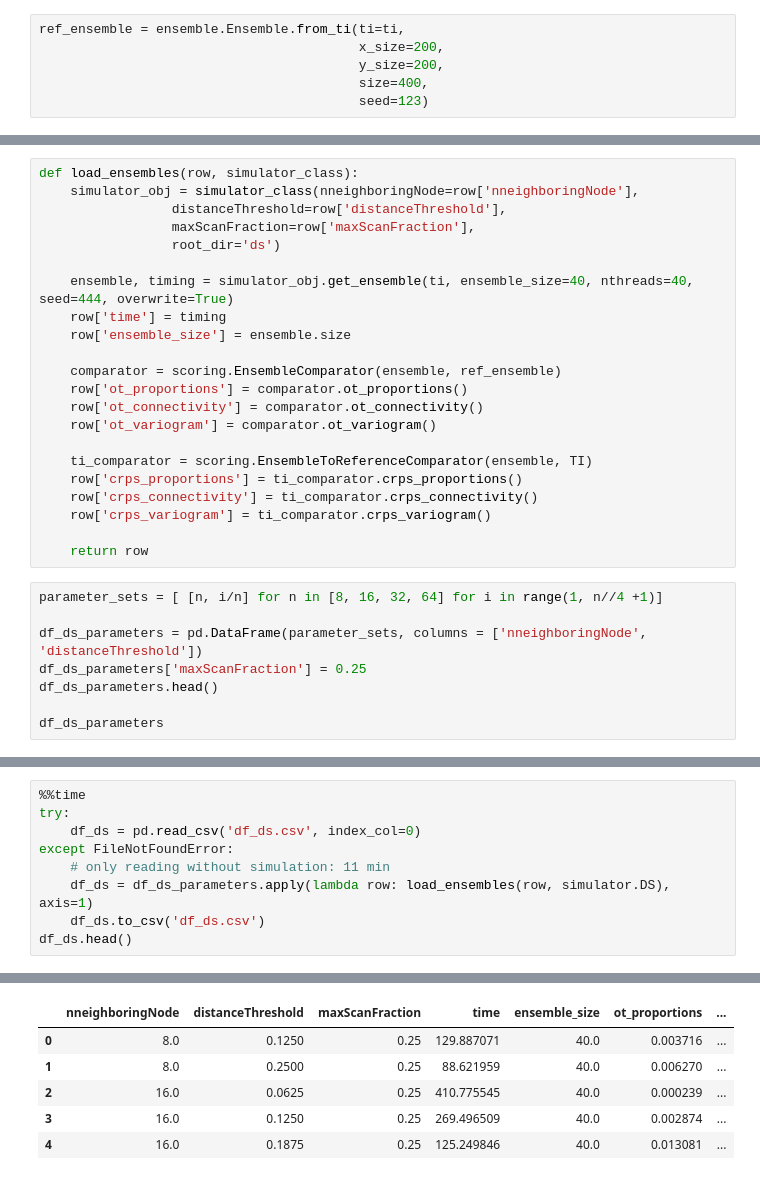
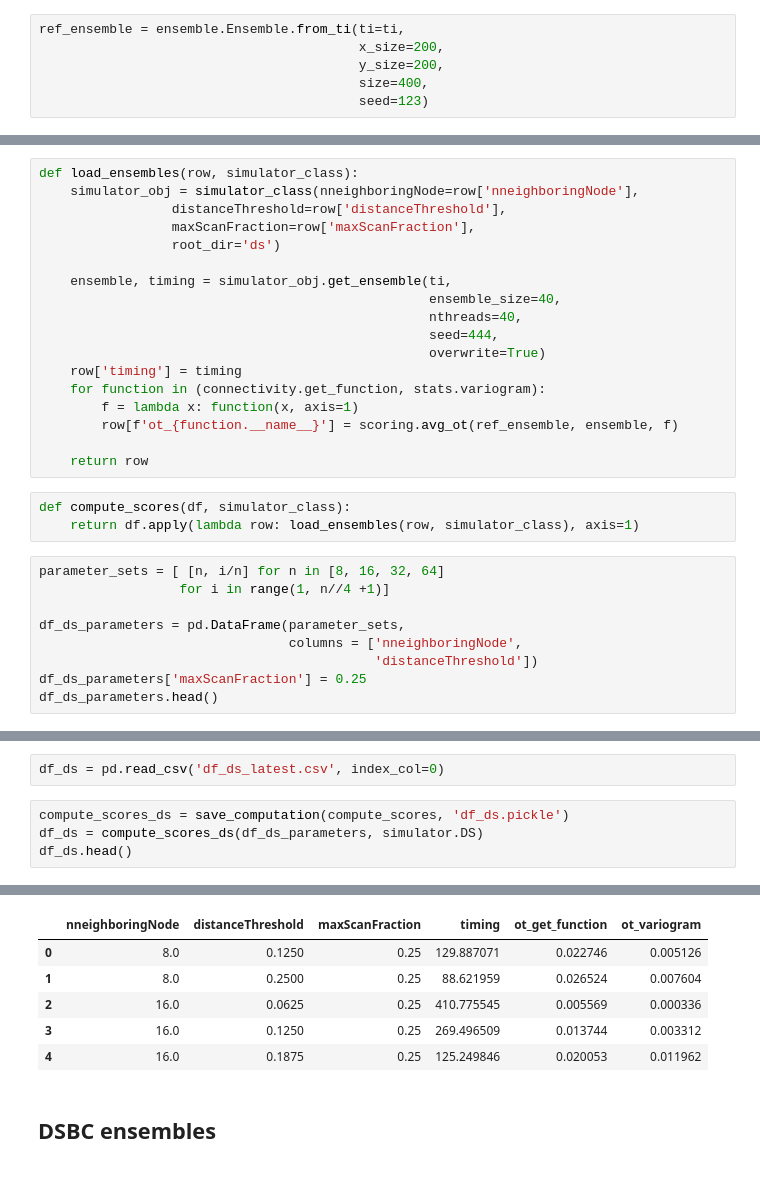
Before and after one commit to randlab/simplified-ds, a Jupyter notebook: Case1.ipynb, the cells around one changed output, grey strips where cells are left out. Drawn from its saved outputs; the diff is of its cells as text.

```diff
--- a/Case1.ipynb
+++ b/Case1.ipynb
@@ -79,28 +56,28 @@ def load_ensembles(row, simulator_class):
                  maxScanFraction=row['maxScanFraction'],
                  root_dir='ds')
 
-    ensemble, timing = simulator_obj.get_ensemble(ti, ensemble_size=40, nthreads=40, seed=444, overwrite=True)
-    row['time'] = timing
-    row['ensemble_size'] = ensemble.size
-
-    comparator = scoring.EnsembleComparator(ensemble, ref_ensemble)
-    row['ot_proportions'] = comparator.ot_proportions()
-    row['ot_connectivity'] = comparator.ot_connectivity()
-    row['ot_variogram'] = comparator.ot_variogram()
-
-    ti_comparator = scoring.EnsembleToReferenceComparator(ensemble, TI)
-    row['crps_proportions'] = ti_comparator.crps_proportions()
-    row['crps_connectivity'] = ti_comparator.crps_connectivity()
-    row['crps_variogram'] = ti_comparator.crps_variogram()
+    ensemble, timing = simulator_obj.get_ensemble(ti,
+                                                  ensemble_size=40,
+                                                  nthreads=40,
+                                                  seed=444,
+                                                  overwrite=True)
+    row['timing'] = timing
+    for function in (connectivity.get_function, stats.variogram):
+        f = lambda x: function(x, axis=1)
+        row[f'ot_{function.__name__}'] = scoring.avg_ot(ref_ensemble, ensemble, f)
 
     return row
+# %%
+def compute_scores(df, simulator_class):
+    return df.apply(lambda row: load_ensembles(row, simulator_class), axis=1)
 # %%
-parameter_sets = [ [n, i/n] for n in [8, 16, 32, 64] for i in range(1, n//4 +1)]
+parameter_sets = [ [n, i/n] for n in [8, 16, 32, 64]
+                  for i in range(1, n//4 +1)]
 
-df_ds_parameters = pd.DataFrame(parameter_sets, columns = ['nneighboringNode', 'distanceThreshold'])
+df_ds_parameters = pd.DataFrame(parameter_sets,
+                                columns = ['nneighboringNode',
+                                           'distanceThreshold'])
 df_ds_parameters['maxScanFraction'] = 0.25
 df_ds_parameters.head()
-
-df_ds_parameters
 # %% [output]
 |  | nneighboringNode | distanceThreshold | maxScanFraction |
@@ -123,10 +89,7 @@ df_ds_parameters
+# %%
+df_ds = pd.read_csv('df_ds_latest.csv', index_col=0)
 # %%
-%%time
-try:
-    df_ds = pd.read_csv('df_ds.csv', index_col=0)
-except FileNotFoundError:
-    # only reading without simulation: 11 min
-    df_ds = df_ds_parameters.apply(lambda row: load_ensembles(row, simulator.DS), axis=1)
-    df_ds.to_csv('df_ds.csv')
+compute_scores_ds = save_computation(compute_scores, 'df_ds.pickle')
+df_ds = compute_scores_ds(df_ds_parameters, simulator.DS)
 df_ds.head()
 # %% [output]
@@ -150,9 +96,11 @@ Wall time: 6h 6min 24s
-|  | nneighboringNode | distanceThreshold | maxScanFraction | time | ensemble_size | ot_proportions | ... |
-| 0 | 8.0 | 0.1250 | 0.25 | 129.887071 | 40.0 | 0.003716 | ... |
-| 1 | 8.0 | 0.2500 | 0.25 | 88.621959 | 40.0 | 0.006270 | ... |
-| 2 | 16.0 | 0.0625 | 0.25 | 410.775545 | 40.0 | 0.000239 | ... |
-| 3 | 16.0 | 0.1250 | 0.25 | 269.496509 | 40.0 | 0.002874 | ... |
-| 4 | 16.0 | 0.1875 | 0.25 | 125.249846 | 40.0 | 0.013081 | ... |
+|  | nneighboringNode | distanceThreshold | maxScanFraction | timing | ot_get_function | ot_variogram |
+| 0 | 8.0 | 0.1250 | 0.25 | 129.887071 | 0.022746 | 0.005126 |
+| 1 | 8.0 | 0.2500 | 0.25 | 88.621959 | 0.026524 | 0.007604 |
+| 2 | 16.0 | 0.0625 | 0.25 | 410.775545 | 0.005569 | 0.000336 |
+| 3 | 16.0 | 0.1250 | 0.25 | 269.496509 | 0.013744 | 0.003312 |
+| 4 | 16.0 | 0.1875 | 0.25 | 125.249846 | 0.020053 | 0.011962 |
+# %% [markdown]
+## DSBC ensembles
 # %%
 f_values = [1/i for i in [8, 16, 32, 64, 128, 256]]
 n_values = [8, 16, 32, 64]
```
Also changed, not shown: parts of 23 cells of this notebook, 6 other files.
